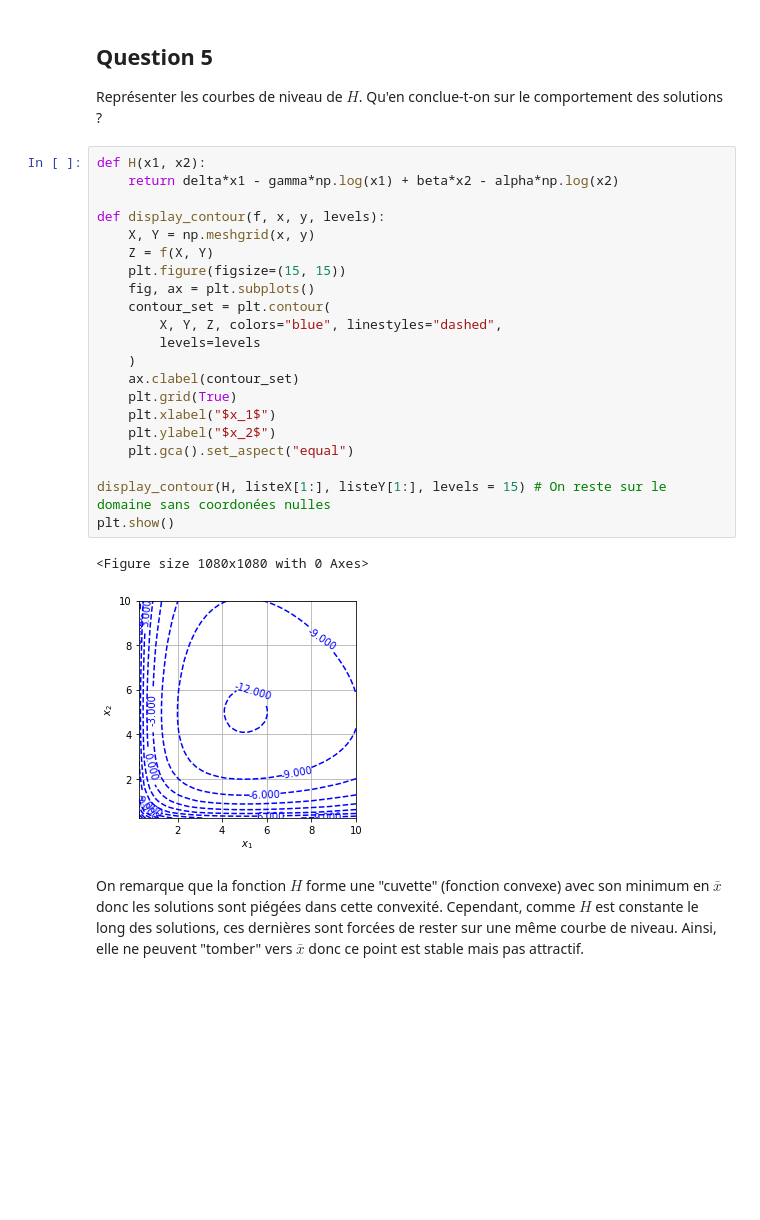
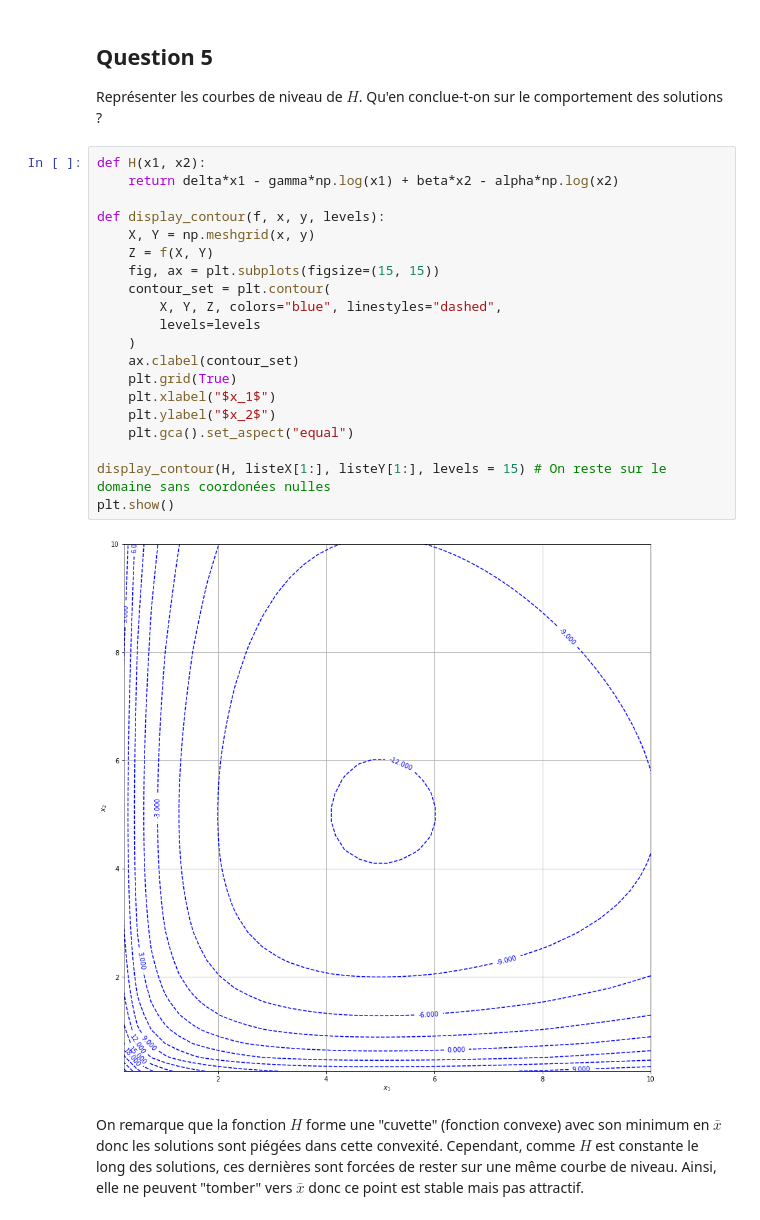
Before and after one commit to ahernot/UE11-equations-differentielles, a Jupyter notebook: réponses-final.ipynb, the cells around one changed output. Saved outputs shown, nothing was run; the diff lists cells and outputs as text; blank space fills up the shorter version.

```diff
--- a/réponses-final.ipynb
+++ b/réponses-final.ipynb
@@ -250,27 +250,25 @@ Représenter les courbes de niveau de $H$. Qu'en conclue-t-on sur le comportemen
 # %%
 def H(x1, x2):
     return delta*x1 - gamma*np.log(x1) + beta*x2 - alpha*np.log(x2)
 
 def display_contour(f, x, y, levels):
     X, Y = np.meshgrid(x, y)
     Z = f(X, Y)
-    plt.figure(figsize=(15, 15))
-    fig, ax = plt.subplots()
+    fig, ax = plt.subplots(figsize=(15, 15))
     contour_set = plt.contour(
         X, Y, Z, colors="blue", linestyles="dashed",
         levels=levels
     )
     ax.clabel(contour_set)
     plt.grid(True)
     plt.xlabel("$x_1$")
     plt.ylabel("$x_2$")
     plt.gca().set_aspect("equal")
 
 display_contour(H, listeX[1:], listeY[1:], levels = 15) # On reste sur le domaine sans coordonées nulles
 plt.show()
 # %% [output]
-<Figure size 1080x1080 with 0 Axes>
-[figure, old version]
+[figure, new version]
 # %% [markdown]
 On remarque que la fonction $H$ forme une "cuvette" (fonction convexe) avec son minimum en $\bar{x}$ donc les solutions sont piégées dans cette convexité. Cependant, comme $H$ est constante le long des solutions, ces dernières sont forcées de rester sur une même courbe de niveau. Ainsi, elle ne peuvent "tomber" vers $\bar{x}$ donc ce point est stable mais pas attractif.
 # %% [markdown]
```
Also changed, not shown: parts of 24 cells of this notebook.
